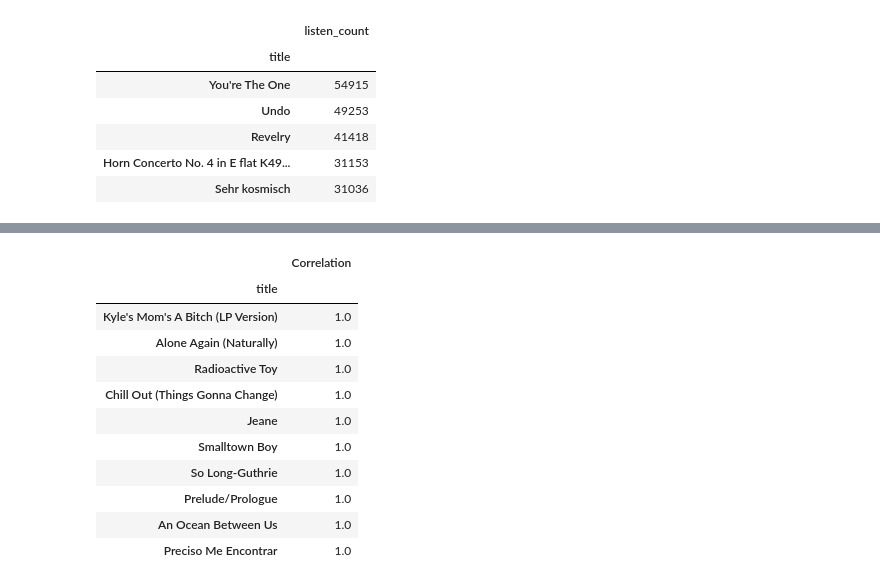
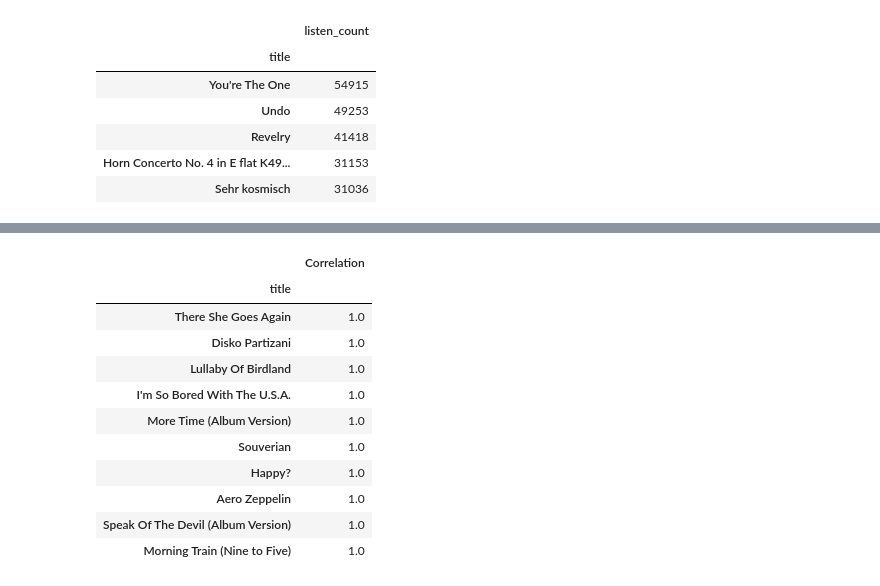
Before and after one commit to ZenBishalSaroj/musicrecommendationapp, a Jupyter notebook: main.ipynb, the cells around one changed output, grey strips where cells are left out. Saved outputs shown, nothing was run; the diff lists cells and outputs as text; code cells hidden in the pictures.

```diff
--- a/main.ipynb
+++ b/main.ipynb
@@ -17,6 +16,8 @@ df.head()
 | 3 | SOBNYVR12A8C13558C | Si Vos Querés | De Culo | Yerba Brava | 2003 |
 | 4 | SOHSBXH12A8C13B0DF | Tangle Of Aspens | Rene Ablaze Presents Winter Sessions | Der Mystic | 0 |
 # %%
+triplets_df = pd.read_table('triplets_file.txt',header=None)
+triplets_df.columns = ['user_id', 'song_id', 'listen_count']
 triplets_df.head()
 # %% [output]
 |  | user_id | song_id | listen_count |
@@ -30,5 +31,5 @@ triplets_df.head()
 # %%
-df=pd.merge(triplets_df,df,on='song_id')
+df= pd.merge(triplets_df, df.drop_duplicates(['song_id']), on="song_id", how="left")
 df.head()
 # %% [output]
 |  | user_id | song_id | listen_count | title | release | artist_name | year |
@@ -120,17 +139,17 @@ def get_similar_songs(song):
     corr_song.dropna(inplace=True)
     return corr_song.sort_values('Correlation',ascending=False)
 # %%
-get_similar_songs('Use Somebody').head(10)
+get_similar_songs('The Scientist').head(10)
 # %% [output]
 |  | Correlation |
 | title |  |
-| Kyle's Mom's A Bitch (LP Version) | 1.0 |
-| Alone Again (Naturally) | 1.0 |
-| Radioactive Toy | 1.0 |
-| Chill Out (Things Gonna Change) | 1.0 |
-| Jeane | 1.0 |
-| Smalltown Boy | 1.0 |
-| So Long-Guthrie | 1.0 |
-| Prelude/Prologue | 1.0 |
-| An Ocean Between Us | 1.0 |
-| Preciso Me Encontrar | 1.0 |
+| There She Goes Again | 1.0 |
+| Disko Partizani | 1.0 |
+| Lullaby Of Birdland | 1.0 |
+| I'm So Bored With The U.S.A. | 1.0 |
+| More Time (Album Version) | 1.0 |
+| Souverian | 1.0 |
+| Happy? | 1.0 |
+| Aero Zeppelin | 1.0 |
+| Speak Of The Devil (Album Version) | 1.0 |
+| Morning Train (Nine to Five) | 1.0 |
```
Also changed, not shown: parts of 11 cells of this notebook, 10 other files.
